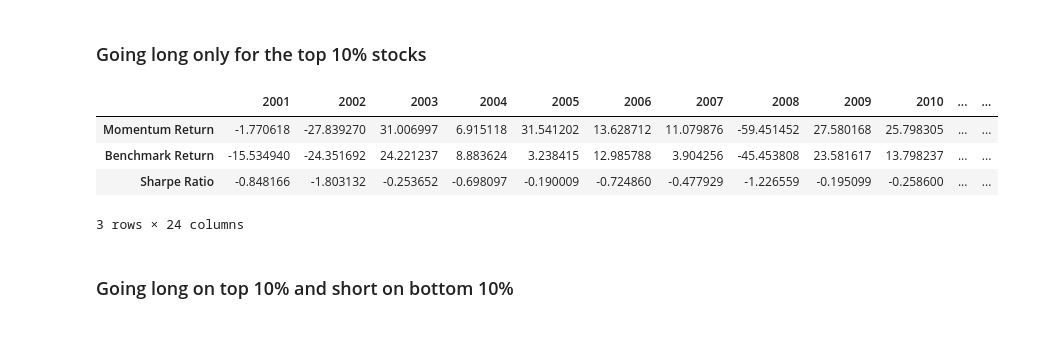
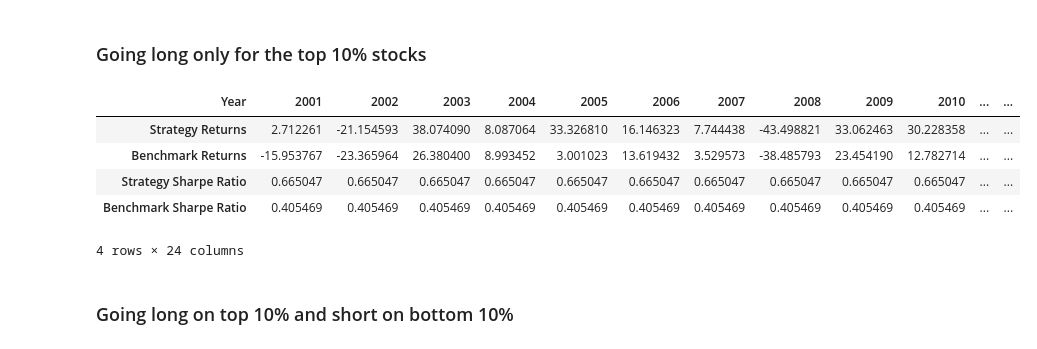
Before and after one commit to satyaki-02/Factor_Investing_in_Stock-Market, a Jupyter notebook: main.ipynb, the cells around one changed output. Saved outputs shown, nothing was run; the diff lists cells and outputs as text; code cells hidden in the pictures.

Commit message:
Added the strategy.txt and made changes in codes

```diff
--- a/main.ipynb
+++ b/main.ipynb
@@ -668,0 +346,2 @@ The S&P500 index is used as a benchmark.
+# %%
+data = benchmark_data('US', start_date)
@@ -669,3 +350,3 @@ The S&P500 index is used as a benchmark.
 # %%
-gains = benchmark_returns('US', start_date)
+gains = benchmark_returns(data)
 # %% [output]
@@ -780,3 +395,6 @@ KeyError: Timestamp('2024-05-31 00:00:00')
+# %%
+
+results_df = calculate_yearly_stats(long_dict, gains)
 # %%
 adjuste
 # %% [markdown]
@@ -893,17 +511,15 @@ fig.update_layout(
 
 # Show the plot
 fig.show()
-# %%
-# Calculate the yearly stats
-yearly_stats_df = calculate_yearly_stats(returns_df, top_p_momentum_stocks_dict, gains, risk_free_rate=3.5)
-
-yearly_stats_df
-# %% [output]
-|  | 2001 | 2002 | 2003 | 2004 | 2005 | 2006 | 2007 | 2008 | 2009 | 2010 | ... | ... |
-| Momentum Return | -1.770618 | -27.839270 | 31.006997 | 6.915118 | 31.541202 | 13.628712 | 11.079876 | -59.451452 | 27.580168 | 25.798305 | ... | ... |
-| Benchmark Return | -15.534940 | -24.351692 | 24.221237 | 8.883624 | 3.238415 | 12.985788 | 3.904256 | -45.453808 | 23.581617 | 13.798237 | ... | ... |
-| Sharpe Ratio | -0.848166 | -1.803132 | -0.253652 | -0.698097 | -0.190009 | -0.724860 | -0.477929 | -1.226559 | -0.195099 | -0.258600 | ... | ... |
-3 rows × 24 columns
+# %%
+results_df.T
+# %% [output]
+| Year | 2001 | 2002 | 2003 | 2004 | 2005 | 2006 | 2007 | 2008 | 2009 | 2010 | ... | ... |
+| Strategy Returns | 2.712261 | -21.154593 | 38.074090 | 8.087064 | 33.326810 | 16.146323 | 7.744438 | -43.498821 | 33.062463 | 30.228358 | ... | ... |
+| Benchmark Returns | -15.953767 | -23.365964 | 26.380400 | 8.993452 | 3.001023 | 13.619432 | 3.529573 | -38.485793 | 23.454190 | 12.782714 | ... | ... |
+| Strategy Sharpe Ratio | 0.665047 | 0.665047 | 0.665047 | 0.665047 | 0.665047 | 0.665047 | 0.665047 | 0.665047 | 0.665047 | 0.665047 | ... | ... |
+| Benchmark Sharpe Ratio | 0.405469 | 0.405469 | 0.405469 | 0.405469 | 0.405469 | 0.405469 | 0.405469 | 0.405469 | 0.405469 | 0.405469 | ... | ... |
+4 rows × 24 columns
 # %% [markdown]
 ### Going long on top 10% and short on bottom 10%
 # %%
```
Also changed, not shown: parts of 27 cells of this notebook, 2 other files.
